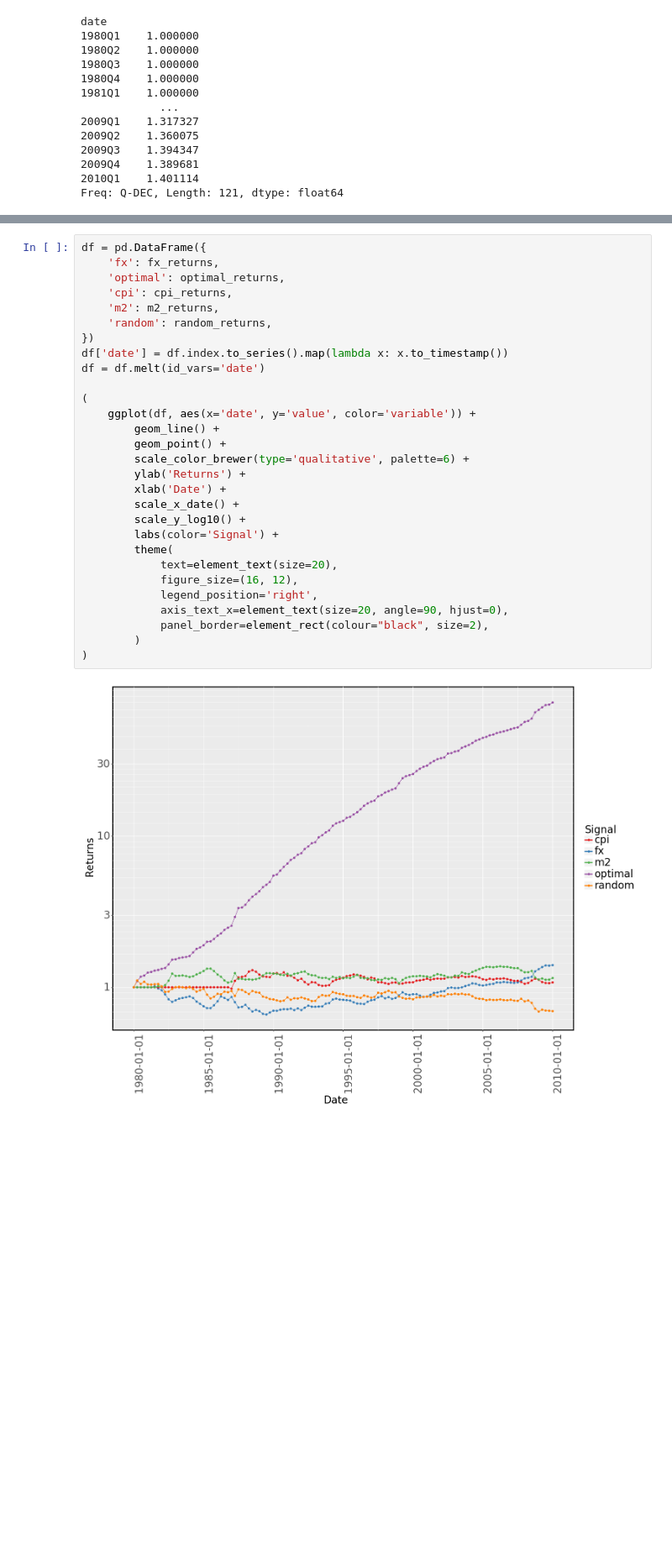
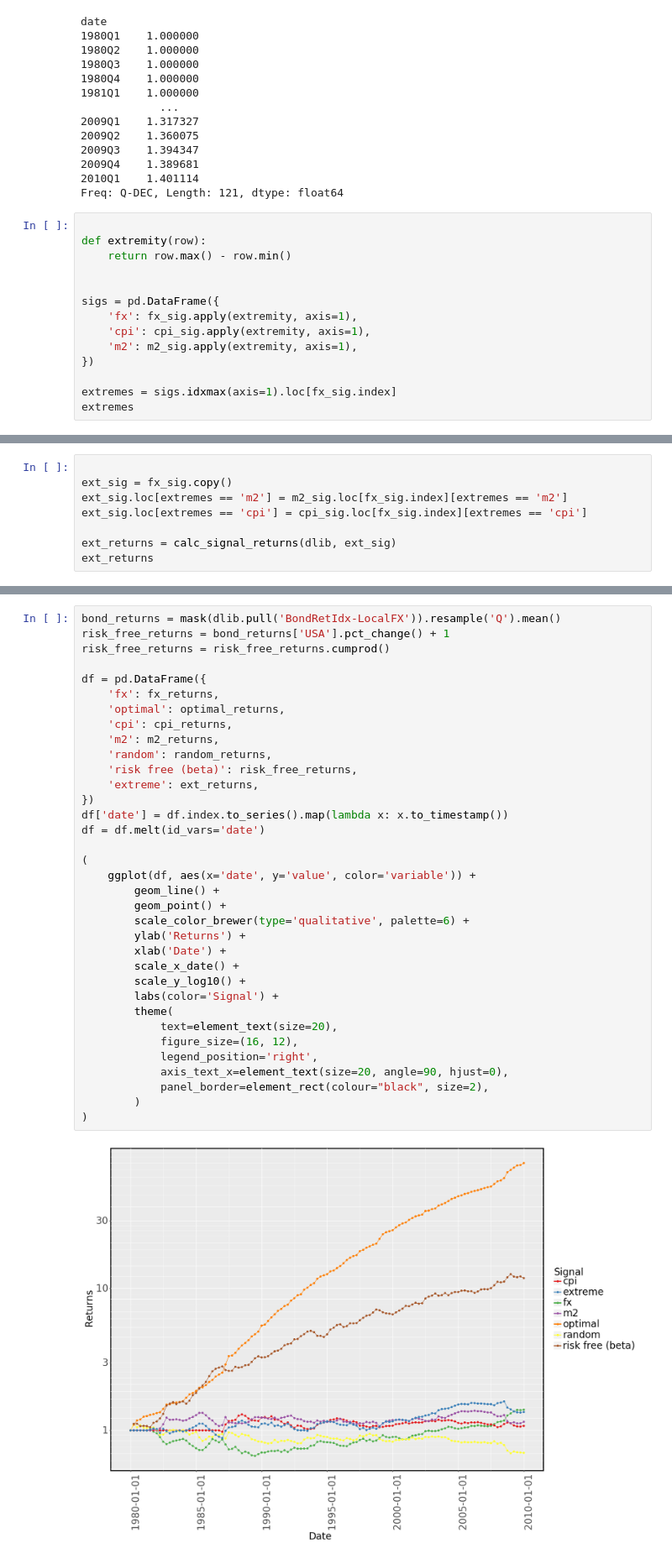
Before and after one commit to Mike-Huntress/Internship2020, a Jupyter notebook: globalbonds/notebooks/inflation.ipynb, the cells around one changed output, grey strips where cells are left out. Shown at 84% size. Cells and saved outputs as stored; diff of their text form; blank space fills up the shorter version.

Commit message:
feat: add passive returns to curve

```diff
--- a/globalbonds/notebooks/inflation.ipynb
+++ b/globalbonds/notebooks/inflation.ipynb
@@ -502,3 +502,17 @@ date
 2009Q4    1.389681
 2010Q1    1.401114
 Freq: Q-DEC, Length: 121, dtype: float64
+# %%
+
+def extremity(row):
+    return row.max() - row.min()
+
+
+sigs = pd.DataFrame({
+    'fx': fx_sig.apply(extremity, axis=1),
+    'cpi': cpi_sig.apply(extremity, axis=1),
+    'm2': m2_sig.apply(extremity, axis=1),
+})
+
+extremes = sigs.idxmax(axis=1).loc[fx_sig.index]
+extremes
@@ -504,0 +584,8 @@ Freq: Q-DEC, Length: 121, dtype: float64
+# %%
+
+ext_sig = fx_sig.copy()
+ext_sig.loc[extremes == 'm2'] = m2_sig.loc[fx_sig.index][extremes == 'm2']
+ext_sig.loc[extremes == 'cpi'] = cpi_sig.loc[fx_sig.index][extremes == 'cpi']
+
+ext_returns = calc_signal_returns(dlib, ext_sig)
+ext_returns
@@ -505,31 +606,37 @@ Freq: Q-DEC, Length: 121, dtype: float64
 # %%
+bond_returns = mask(dlib.pull('BondRetIdx-LocalFX')).resample('Q').mean()
+risk_free_returns = bond_returns['USA'].pct_change() + 1
+risk_free_returns = risk_free_returns.cumprod()
+
 df = pd.DataFrame({
     'fx': fx_returns,
     'optimal': optimal_returns,
     'cpi': cpi_returns,
     'm2': m2_returns,
     'random': random_returns,
+    'risk free (beta)': risk_free_returns,
+    'extreme': ext_returns,
 })
 df['date'] = df.index.to_series().map(lambda x: x.to_timestamp())
 df = df.melt(id_vars='date')
 
 (
     ggplot(df, aes(x='date', y='value', color='variable')) +
         geom_line() +
         geom_point() +
         scale_color_brewer(type='qualitative', palette=6) +
         ylab('Returns') +
         xlab('Date') +
         scale_x_date() +
         scale_y_log10() +
         labs(color='Signal') +
         theme(
             text=element_text(size=20),
             figure_size=(16, 12),
             legend_position='right',
             axis_text_x=element_text(size=20, angle=90, hjust=0),
             panel_border=element_rect(colour="black", size=2),
         )
 )
 # %% [output]
-[figure, old version]
+[figure, new version]
```
Also changed, not shown: parts of 6 cells of this notebook, 1 other file.
